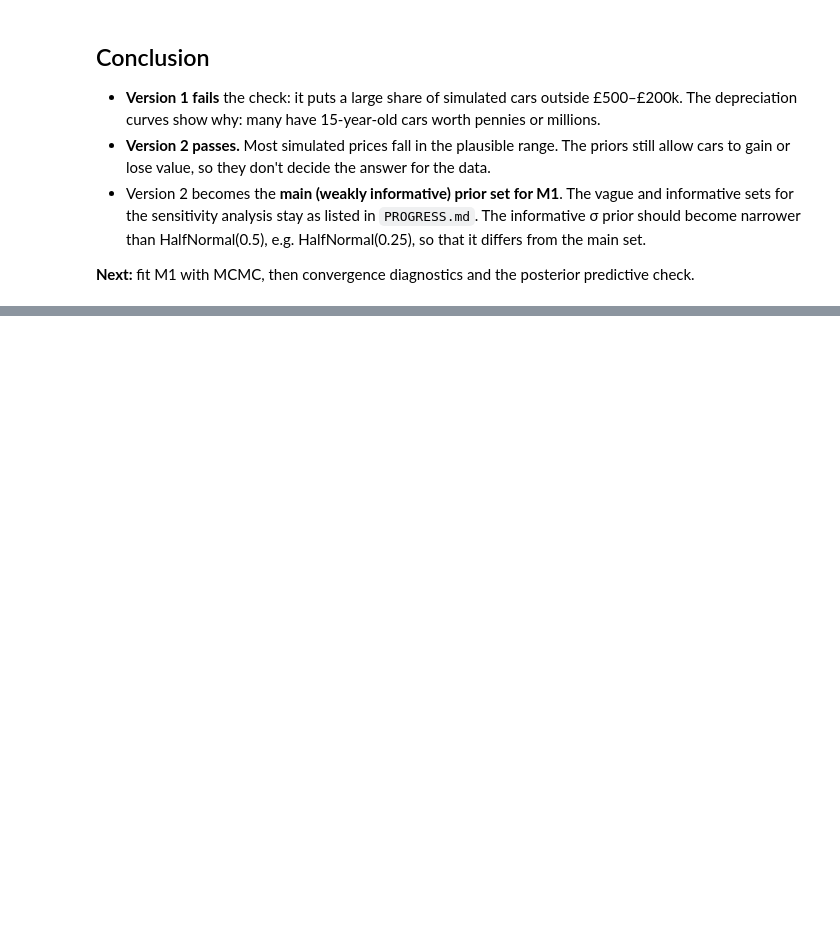
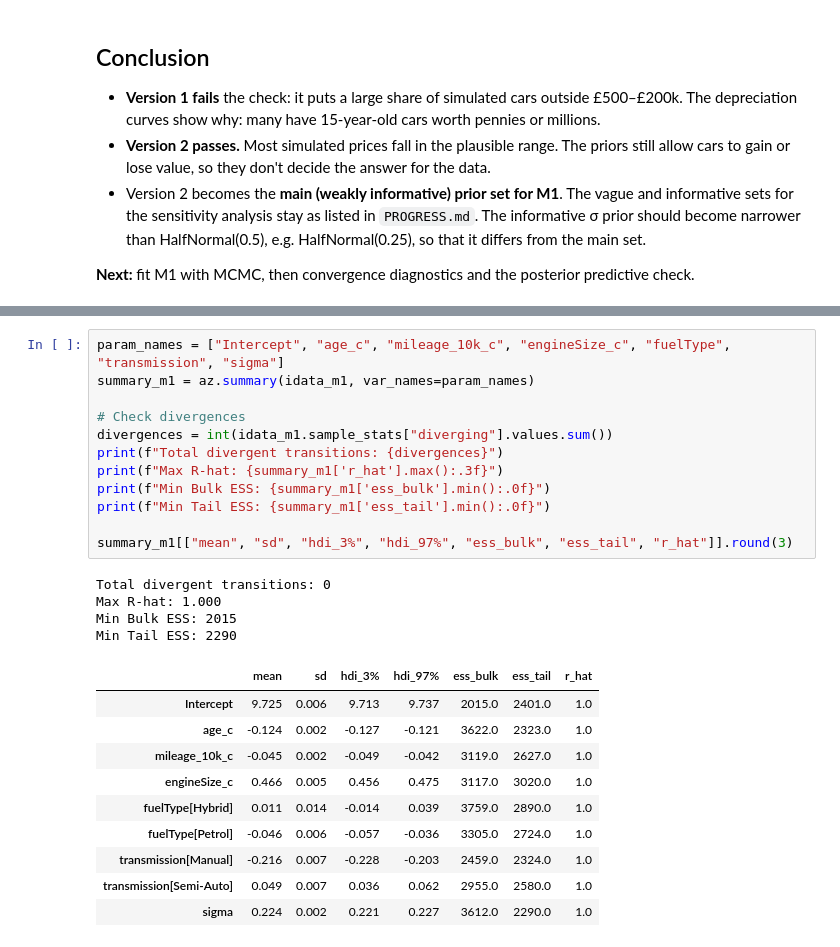
Before and after one commit to ZueMaster/BDA-2026, a Jupyter notebook: notebooks/02_m1_pooled.ipynb, the cells around one changed output, grey strips where cells are left out. Saved outputs shown, nothing was run; the diff lists cells and outputs as text; blank space fills up the shorter version.

```diff
--- a/notebooks/02_m1_pooled.ipynb
+++ b/notebooks/02_m1_pooled.ipynb
@@ -222,0 +283,27 @@ fig.tight_layout()
+# %%
+param_names = ["Intercept", "age_c", "mileage_10k_c", "engineSize_c", "fuelType", "transmission", "sigma"]
+summary_m1 = az.summary(idata_m1, var_names=param_names)
+
+# Check divergences
+divergences = int(idata_m1.sample_stats["diverging"].values.sum())
+print(f"Total divergent transitions: {divergences}")
+print(f"Max R-hat: {summary_m1['r_hat'].max():.3f}")
+print(f"Min Bulk ESS: {summary_m1['ess_bulk'].min():.0f}")
+print(f"Min Tail ESS: {summary_m1['ess_tail'].min():.0f}")
+
+summary_m1[["mean", "sd", "hdi_3%", "hdi_97%", "ess_bulk", "ess_tail", "r_hat"]].round(3)
+# %% [output]
+Total divergent transitions: 0
+Max R-hat: 1.000
+Min Bulk ESS: 2015
+Min Tail ESS: 2290
+|  | mean | sd | hdi_3% | hdi_97% | ess_bulk | ess_tail | r_hat |
+| Intercept | 9.725 | 0.006 | 9.713 | 9.737 | 2015.0 | 2401.0 | 1.0 |
+| age_c | -0.124 | 0.002 | -0.127 | -0.121 | 3622.0 | 2323.0 | 1.0 |
+| mileage_10k_c | -0.045 | 0.002 | -0.049 | -0.042 | 3119.0 | 2627.0 | 1.0 |
+| engineSize_c | 0.466 | 0.005 | 0.456 | 0.475 | 3117.0 | 3020.0 | 1.0 |
+| fuelType[Hybrid] | 0.011 | 0.014 | -0.014 | 0.039 | 3759.0 | 2890.0 | 1.0 |
+| fuelType[Petrol] | -0.046 | 0.006 | -0.057 | -0.036 | 3305.0 | 2724.0 | 1.0 |
+| transmission[Manual] | -0.216 | 0.007 | -0.228 | -0.203 | 2459.0 | 2324.0 | 1.0 |
+| transmission[Semi-Auto] | 0.049 | 0.007 | 0.036 | 0.062 | 2955.0 | 2580.0 | 1.0 |
+| sigma | 0.224 | 0.002 | 0.221 | 0.227 | 3612.0 | 2290.0 | 1.0 |
```
Also changed, not shown: parts of 18 cells of this notebook, 2 other files.
